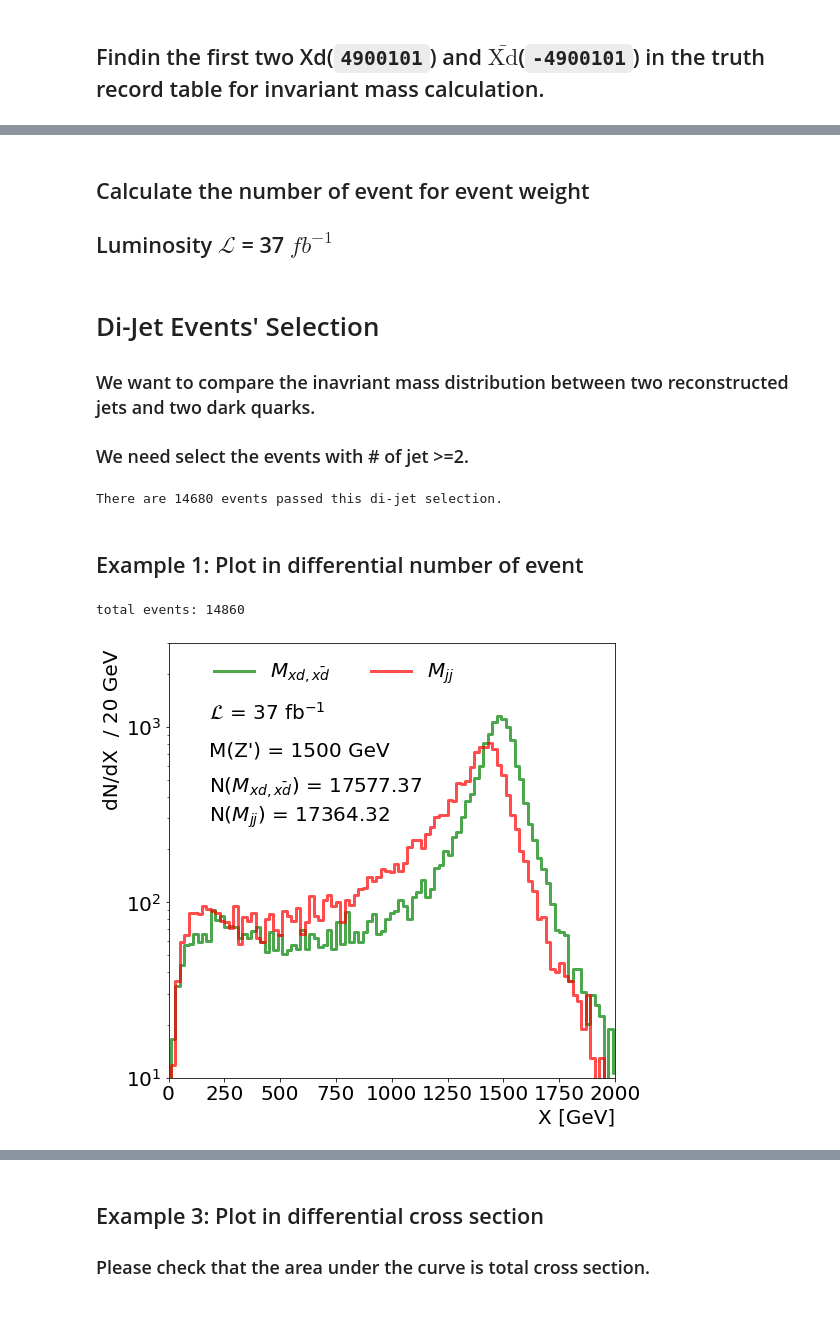
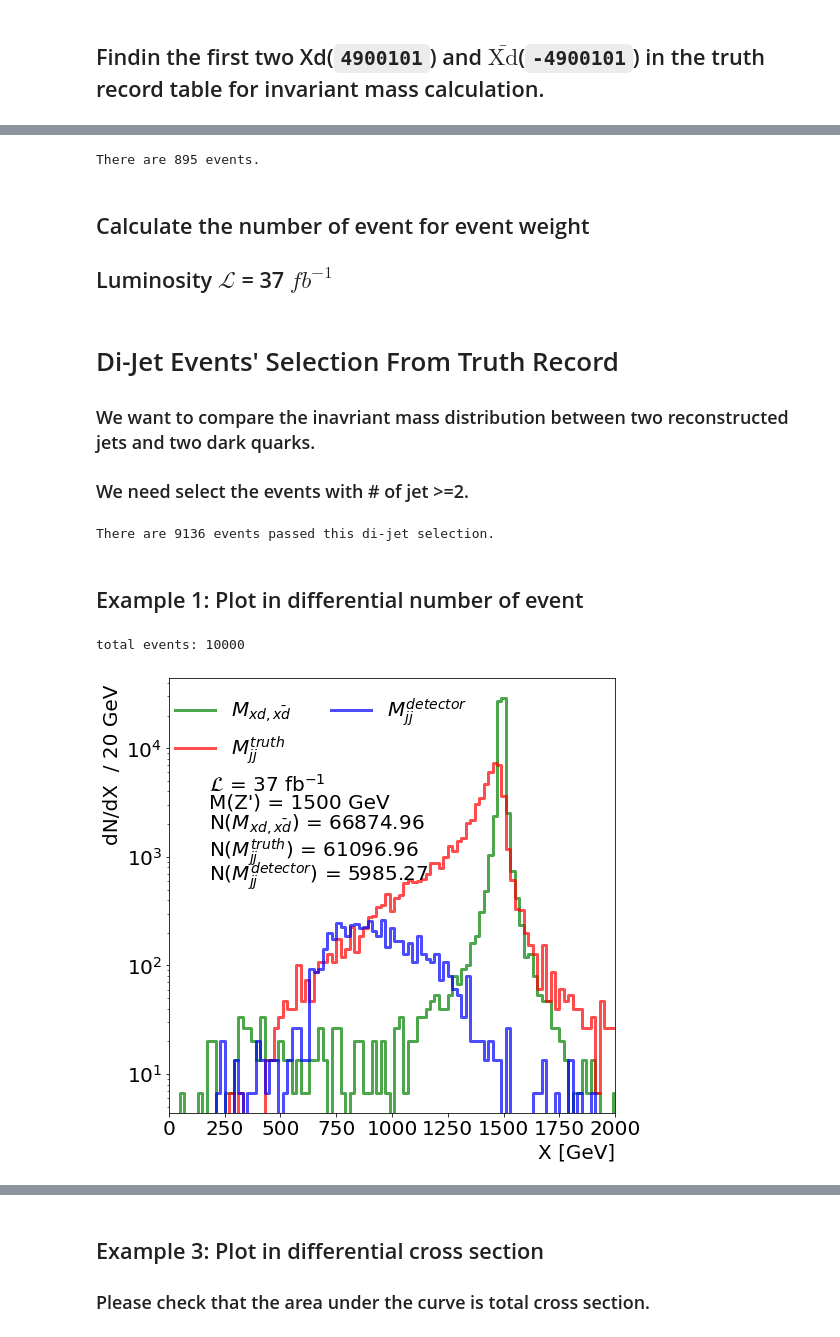
Before and after one commit to alan200276/SVJ_Study, a Jupyter notebook: Jet_Clustering.ipynb, the cells around one changed output, grey strips where cells are left out. Cells and saved outputs as stored; diff of their text form; code cells hidden in the pictures.

Commit message:
add detector

```diff
--- a/Jet_Clustering.ipynb
+++ b/Jet_Clustering.ipynb
@@ -237,8 +237,8 @@ def Preselection(Jet):
 # %% [markdown]
 ## Import File
 # %%
-path = "/home/MG5_Study_Group/ROOT/author"
-filepath_3_5 = path + "/SVJ_3_5.root"
+path = "/home/MG5_Study_Group/tutorial"
+filepath_3_5 = path + "/SVJ_0_03_v2.root"
 
 file_3_5 = uproot.open(filepath_3_5)["Delphes;1"]
 # %% [markdown]
@@ -315,8 +315,8 @@ for i in range(len(event_list)):
     to_cluster = np.core.records.fromarrays(event_list[i].transpose(),
                                                  names="pT, eta, phi, mass, PID",
                                                  formats = "f8, f8, f8, f8, f8")
-    pt_min = 20
-    sequence_cluster = pyjet.cluster(to_cluster, R = 0.4, p = -1) # p = -1: anti-kt , 0: Cambridge-Aachen(C/A), 1: kt
+    pt_min = 200
+    sequence_cluster = pyjet.cluster(to_cluster, R = 0.6, p = -1) # p = -1: anti-kt , 0: Cambridge-Aachen(C/A), 1: kt
     jets_cluster = sequence_cluster.inclusive_jets(pt_min)
     event_list_clustered.append(jets_cluster)
 # %% [markdown]
@@ -377,10 +379,14 @@ m_dxdx = Find_xdxd(GenParticle_3_5)
+# %%
+dijet_invariantmass, survived_list = Preselection(Jet_3_5)
+# %% [output]
+There are 895 events.
 # %% [markdown]
 ## Calculate the number of event for event weight
 ## Luminosity $\mathcal{L}$  = 37 $fb^{-1}$
 # %%
-weight_03_5 = Event_Weight_3_5.Event_Weight/20000
+weight_03_5 = Event_Weight_3_5.Event_Weight/10000
 # %% [markdown]
-# Di-Jet Events' Selection
+# Di-Jet Events' Selection From Truth Record
 ### We want to compare the inavriant mass distribution between two reconstructed jets and two dark quarks.
 ### We need select the events with # of jet >=2.
 # %%
@@ -397,42 +403,48 @@ for N in range(len(event_list_clustered)):
 
 print("There are {} events passed this di-jet selection.".format(len(M_JJ)))
 # %% [output]
-There are 14680 events passed this di-jet selection.
+There are 9136 events passed this di-jet selection.
 # %% [markdown]
 ## Example 1: Plot in differential number of event
 # %%
 plt.figure(figsize=(8,8)) # plotsize
 
 print("total events: {} ".format(len(m_dxdx)))
 
 bin_size = np.linspace(0,5000,251)
 
 hist, bins = np.histogram(m_dxdx, bins=bin_size, weights = weight_03_5*37*1000)
 plt.step(bins[:-1], hist.astype(np.float32),color = "green", where='mid',linewidth=3, alpha=0.7,label="$M_{xd,\\bar{xd}}$")
 
 hist_M_JJ, bins_M_JJ = np.histogram(M_JJ, bins=bin_size, weights = weight_03_5[event_sele]*37*1000)
-plt.step(bins_M_JJ[:-1], hist_M_JJ.astype(np.float32), color = "red", where='mid',linewidth=3, alpha=0.7,label="$M_{jj}$")
+plt.step(bins_M_JJ[:-1], hist_M_JJ.astype(np.float32), color = "red", where='mid',linewidth=3, alpha=0.7,label="$M^{truth}_{jj}$")
+
+hist_M_JJ_detec, bins_M_JJ_detec = np.histogram(dijet_invariantmass, bins=bin_size, weights = weight_03_5[survived_list]*37*1000)
+plt.step(bins_M_JJ_detec[:-1], hist_M_JJ_detec.astype(np.float32), color = "blue", where='mid',linewidth=3, alpha=0.7,label="$M^{detector}_{jj}$")
 
 
 
-plt.text(180, 1100, "$\mathcal{L}$ = 37 $\mathrm{fb}^{-1}$", fontsize=20)
-plt.text(180, 680, "M(Z') = 1500 GeV", fontsize=20)
-plt.text(180, 420, "N($M_{xd,\\bar{xd}}$) = " + str(np.round(np.sum(hist.astype(np.float32)),2)), fontsize=20)
-plt.text(180, 290, "N($M_{jj}$) = " + str(np.round(np.sum(hist_M_JJ.astype(np.float32)),2)), fontsize=20)
+plt.text(180, 4000, "$\mathcal{L}$ = 37 $\mathrm{fb}^{-1}$", fontsize=20)
+plt.text(180, 2800, "M(Z') = 1500 GeV", fontsize=20)
+plt.text(180, 1800, "N($M_{xd,\\bar{xd}}$) = " + str(np.round(np.sum(hist.astype(np.float32)),2)), fontsize=20)
+plt.text(180, 1000, "N($M^{truth}_{jj}$) = " + str(np.round(np.sum(hist_M_JJ.astype(np.float32)),2)), fontsize=20)
+plt.text(180, 600, "N($M^{detector}_{jj}$) = " + str(np.round(np.sum(hist_M_JJ_detec.astype(np.float32)),2)), fontsize=20)
 
-plt.legend(bbox_to_anchor=(0.68, 1),ncol=2,fontsize=20,frameon=False)
+
+
+plt.legend(bbox_to_anchor=(0.71, 1),ncol=2,fontsize=20,frameon=False)
 # plt.legend(ncol=2,fontsize=25)# plot label tag
 plt.yscale('log')
 # plt.xscale('log')
 plt.xlabel("X [GeV]" , fontsize=20, horizontalalignment='right',x=1)  # plot x-axis label
 plt.ylabel("dN/dX  / 20 GeV ", fontsize=20, horizontalalignment='right',y=1)  # plot y-axis label
 plt.xticks(fontsize=20)   # set x-ticks size
 plt.yticks(fontsize=20)   # set y-ticks size
 plt.xlim((0,2000))
-plt.ylim((10,3000))
+# plt.ylim((10,3000))
 # plt.savefig("./invariant_mass_SVJ.png")  #save figure as png
 plt.show()
 # %% [output]
-total events: 14860
+total events: 10000
-[figure, old version]
+[figure, new version]
 # %% [markdown]
```
Also changed, not shown: parts of 8 cells of this notebook.
